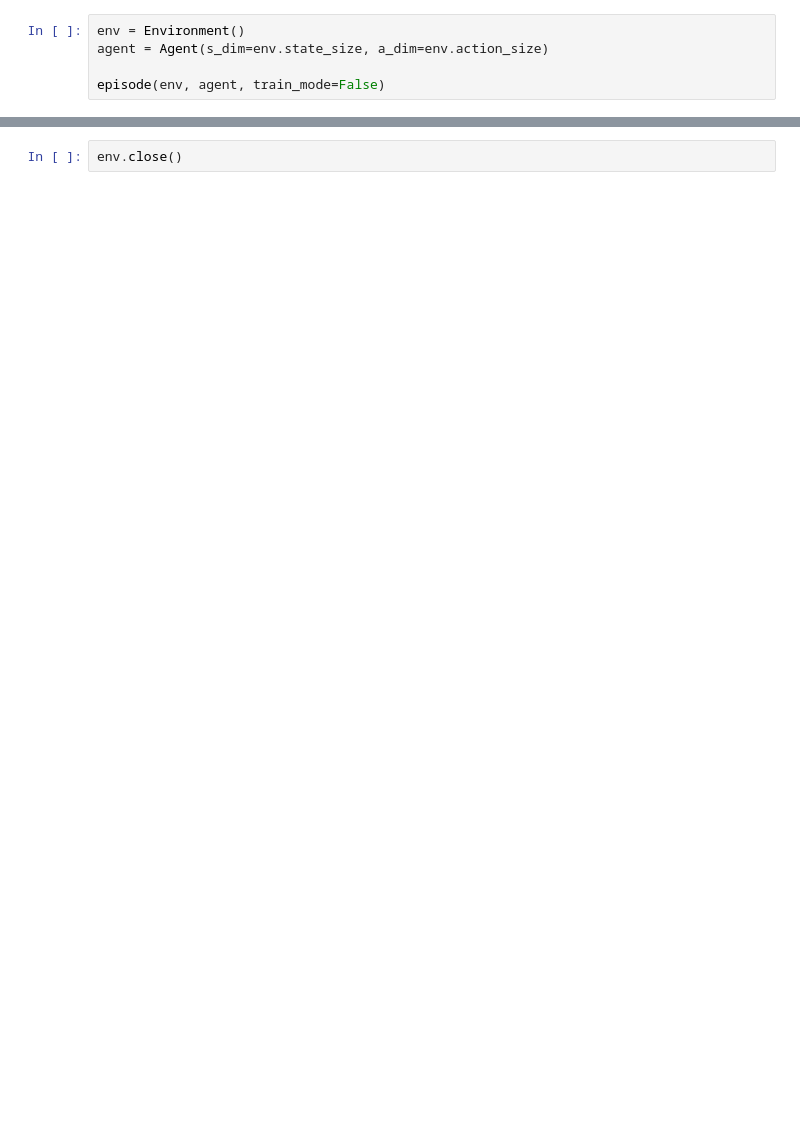
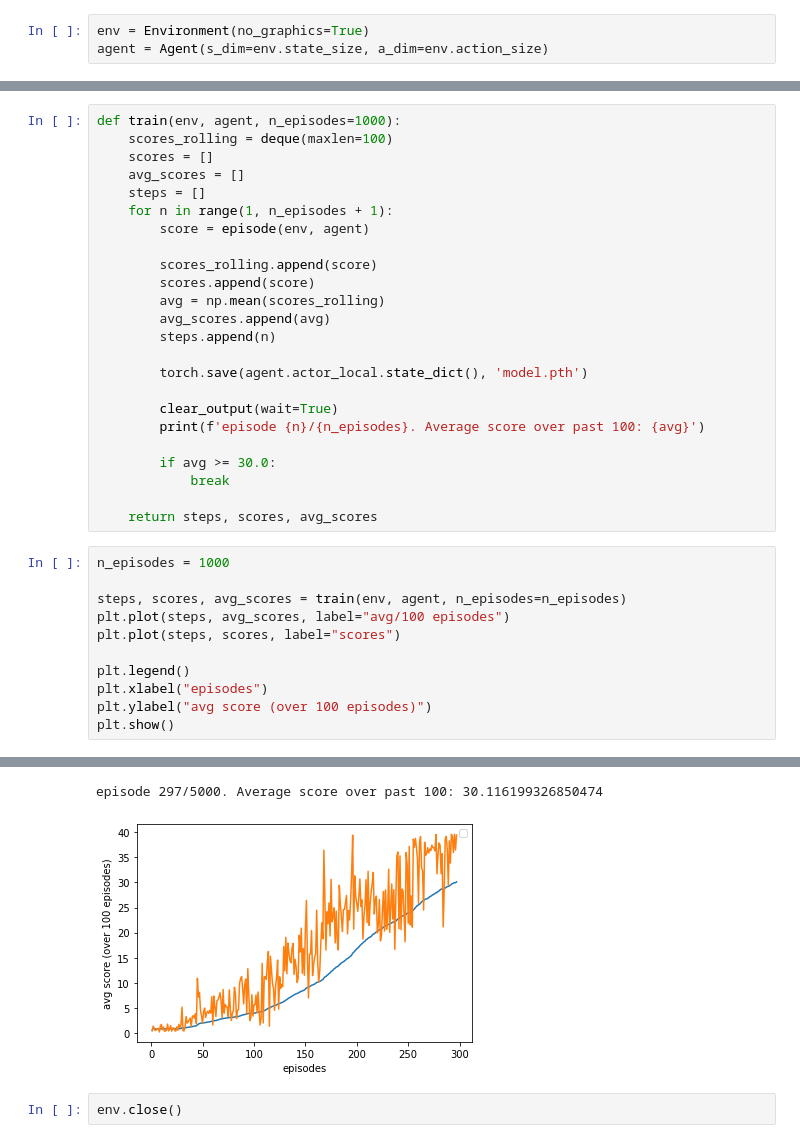
Before and after one commit to bigbap/Udacity_DRL_Continuous_Control, a Jupyter notebook: Continuous_Control.ipynb, the cells around one changed output, grey strips where cells are left out. Drawn from its saved outputs; the diff is of its cells as text; blank space fills up the shorter version.

Commit message:
agent learning

```diff
--- a/Continuous_Control.ipynb
+++ b/Continuous_Control.ipynb
@@ -4,8 +13,6 @@ from src.agent import Agent
 # %%
-env = Environment()
+env = Environment(no_graphics=True)
 agent = Agent(s_dim=env.state_size, a_dim=env.action_size)
-
-episode(env, agent, train_mode=False)
 # %% [output]
 INFO:unityagents:
 'Academy' started successfully!
@@ -27,0 +34,36 @@ Unity brain name: ReacherBrain
+# %%
+def train(env, agent, n_episodes=1000):
+    scores_rolling = deque(maxlen=100)
+    scores = []
+    avg_scores = []
+    steps = []
+    for n in range(1, n_episodes + 1):
+        score = episode(env, agent)
+
+        scores_rolling.append(score)
+        scores.append(score)
+        avg = np.mean(scores_rolling)
+        avg_scores.append(avg)
+        steps.append(n)
+
+        torch.save(agent.actor_local.state_dict(), 'model.pth')
+
+        clear_output(wait=True)
+        print(f'episode {n}/{n_episodes}. Average score over past 100: {avg}')
+
+        if avg >= 30.0:
+            break
+
+    return steps, scores, avg_scores
+# %%
+n_episodes = 1000
+
+steps, scores, avg_scores = train(env, agent, n_episodes=n_episodes)
+plt.plot(steps, avg_scores, label="avg/100 episodes")
+plt.plot(steps, scores, label="scores")
+
+plt.legend()
+plt.xlabel("episodes")
+plt.ylabel("avg score (over 100 episodes)")
+plt.show()
+# %% [output]
@@ -28,2 +71,4 @@ Unity brain name: ReacherBrain
+episode 297/5000. Average score over past 100: 30.116199326850474
+[figure, added]
 # %%
 env.close()
```
Also changed, not shown: parts of 4 cells of this notebook, 9 other files.
